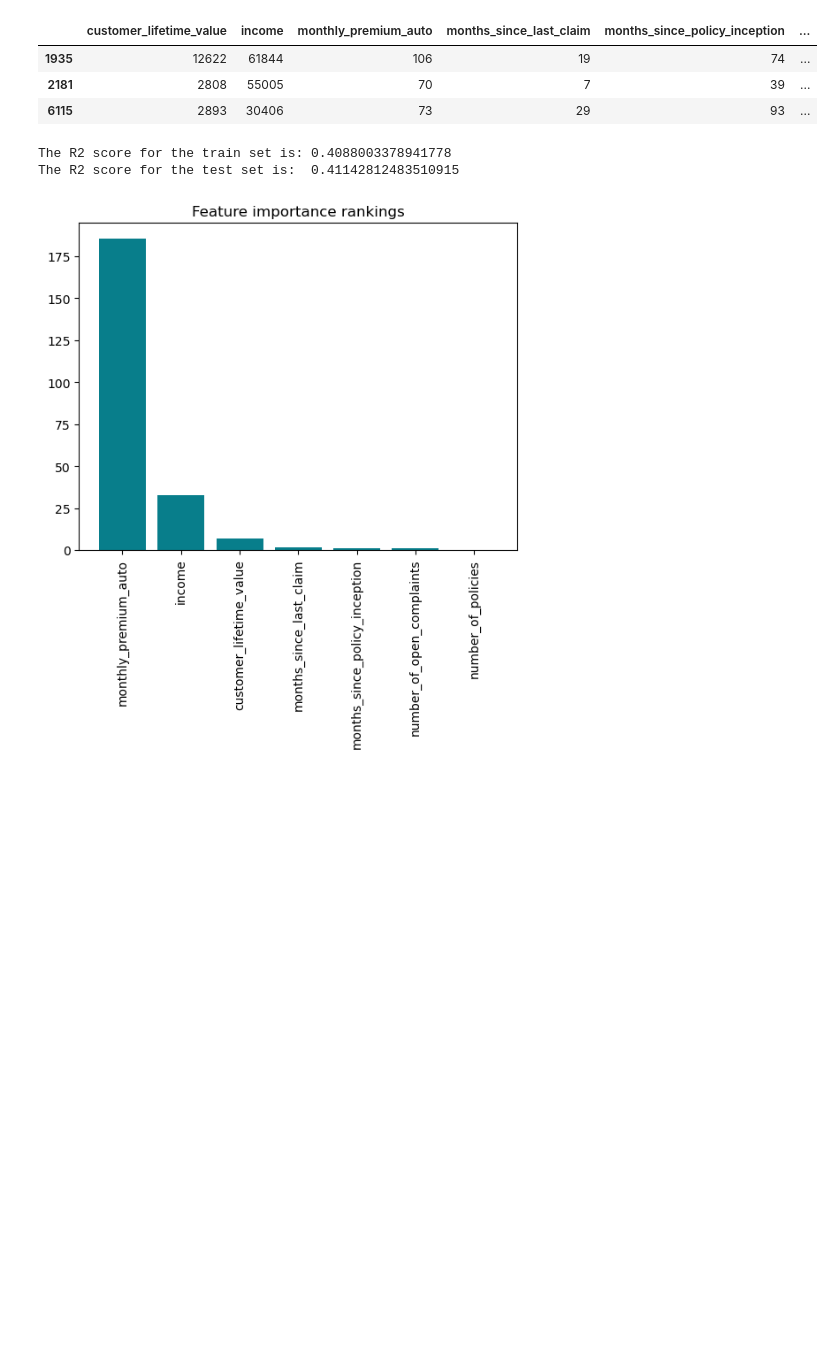
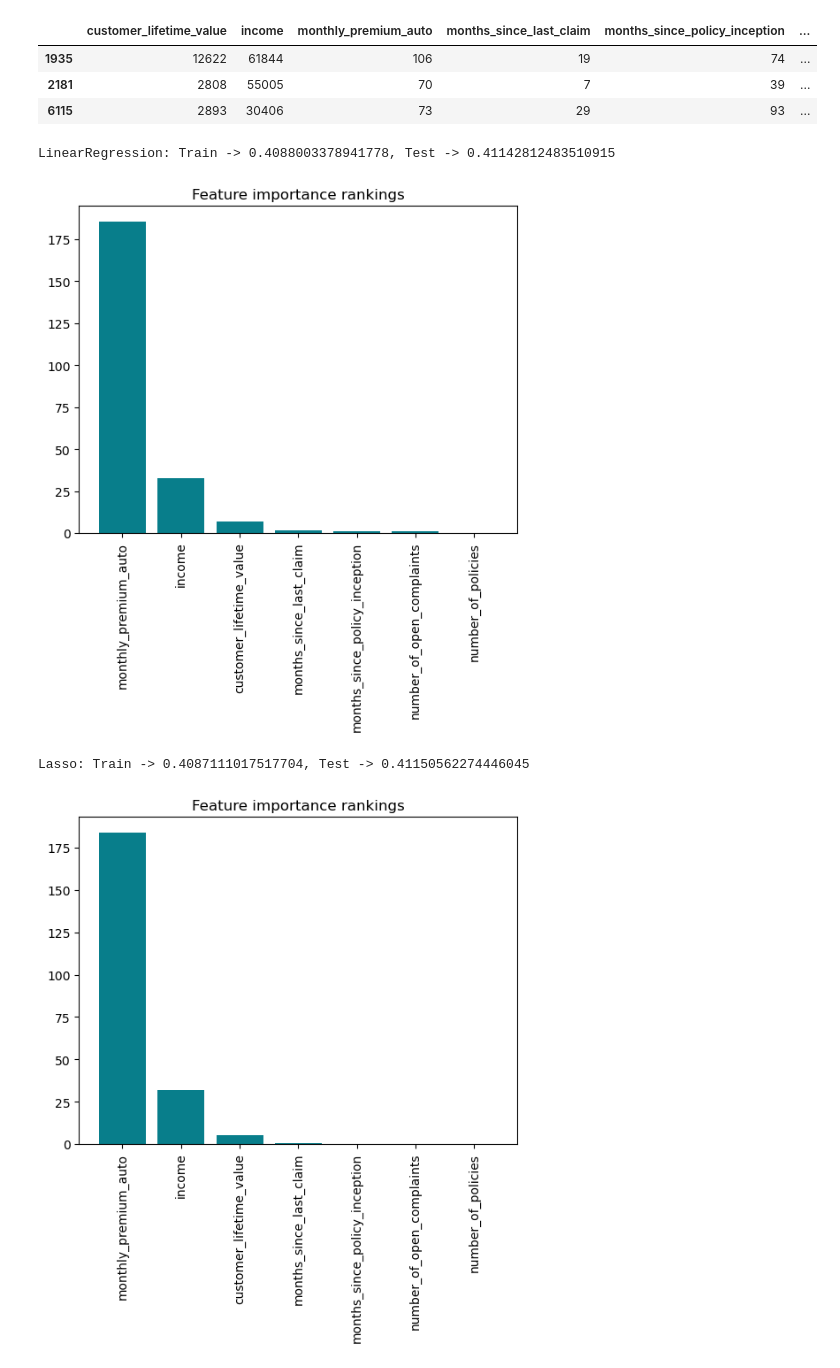
Before and after one commit to ajaykrishna2810/IronHack-Lab-Ajay, a Jupyter notebook: week7 advanced ML/Monday feature selection/regression.ipynb, the cells around one changed output. Saved outputs shown, nothing was run; the diff lists cells and outputs as text; code cells hidden in the pictures; blank space fills up the shorter version.

Commit message:
trying to write a fn that computes LN, lasso and ridge

```diff
--- a/week7 advanced ML/Monday feature selection/regression.ipynb
+++ b/week7 advanced ML/Monday feature selection/regression.ipynb
@@ -65,11 +66,10 @@ X_test_scaled = scaler.transform(X_test)
 y_test_pred = pd.DataFrame(model.predict(X_test_scaled),columns = ['total_claim_amount'] )      # model prediction
 y_train_pred =  pd.DataFrame(model.predict(X_train_scaled),columns = ['target_d'])
 
-# Model Evaluation: R2
-R2_test=r2_score(y_test,y_test_pred) # R2 score between the predicted Y test and the actual Y test
-R2_train=r2_score(y_train,y_train_pred) # R2 score between the predicted Y train and the actual Y train
-print("The R2 score for the train set is:" , R2_train)
-print("The R2 score for the test set is: " , R2_test)
+# Model Evaluation: Adjusted R2
+Adj_R2_test= 1 - (1-R2_test)*(len(y_test)-1)/(len(y_test)-X_test.shape[1]-1) # len(y_test) = number of samples for the test set, X_test.shape[1] = the number of independent variables for the test set
+Adj_R2_train= 1 - (1-R2_train)*(len(y_train)-1)/(len(y_train)-X_train.shape[1]-1)
+print(f"{model.__class__.__name__}: Train -> {model.score(X_train_scaled, y_train)}, Test -> {model.score(X_test_scaled, y_test)}")
 
 
 # Feature importance
@@ -85,6 +85,35 @@ plt.title('Feature importance rankings', size=12)
 plt.xticks(rotation='vertical')
 plt.show()
 # %% [output]
-The R2 score for the train set is: 0.4088003378941778
-The R2 score for the test set is:  0.41142812483510915
+LinearRegression: Train -> 0.4088003378941778, Test -> 0.41142812483510915
 [figure]
+# %%
+## LINEAR REGRESSION: LASSO
+model_lasso=Lasso(alpha=1) # model
+model_lasso.fit(X_train_scaled, y_train)   # model train
+
+# Model prediction
+X_test_scaled = scaler.transform(X_test)
+y_test_pred_lasso = pd.DataFrame(model_lasso.predict(X_test_scaled),columns = ['total_claim_amount'] )      # model prediction
+y_train_pred_lasso =  pd.DataFrame(model_lasso.predict(X_train_scaled),columns = ['target_d'])
+
+# Model Evaluation: Adjusted R2
+Adj_R2_test= 1 - (1-R2_test)*(len(y_test)-1)/(len(y_test)-X_test.shape[1]-1) # len(y_test) = number of samples for the test set, X_test.shape[1] = the number of independent variables for the test set
+Adj_R2_train= 1 - (1-R2_train)*(len(y_train)-1)/(len(y_train)-X_train.shape[1]-1)
+print(f"{model_lasso.__class__.__name__}: Train -> {model_lasso.score(X_train_scaled, y_train)}, Test -> {model_lasso.score(X_test_scaled, y_test)}")
+
+# Feature importance
+features_importances = pd.DataFrame(data={
+    'Attribute': X_train.columns,
+    'Importance': abs(model_lasso.coef_.reshape(len(X_train.columns),))
+})
+features_importances = features_importances.sort_values(by='Importance', ascending=False)
+
+# Feature importance plotting
+plt.bar(x=features_importances['Attribute'].iloc[:10], height=features_importances['Importance'].iloc[:10], color='#087E8B')
+plt.title('Feature importance rankings', size=12)
+plt.xticks(rotation='vertical')
+plt.show()
+# %% [output]
+Lasso: Train -> 0.4087111017517704, Test -> 0.41150562274446045
+[figure, added]
```
Also changed, not shown: parts of 4 cells of this notebook.
